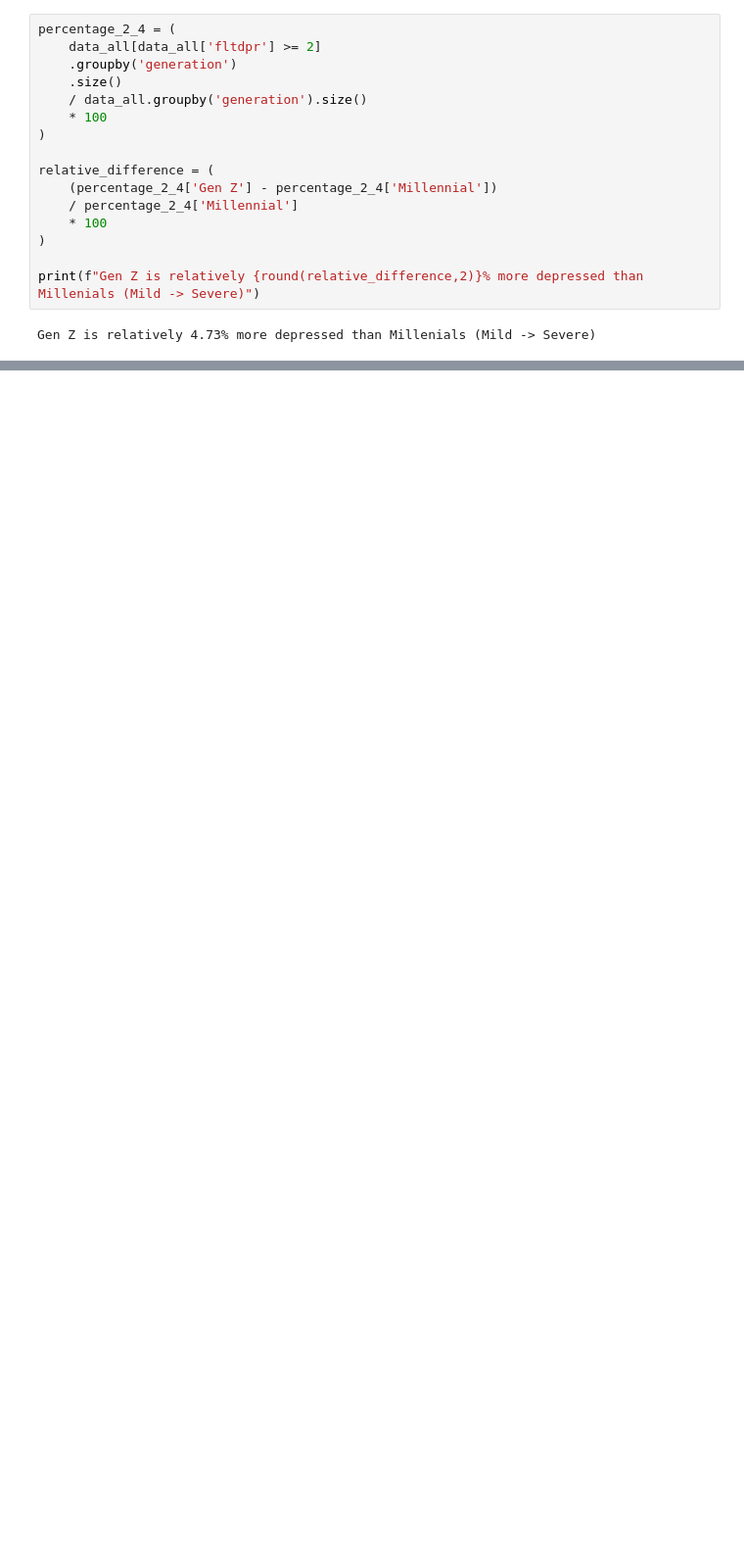
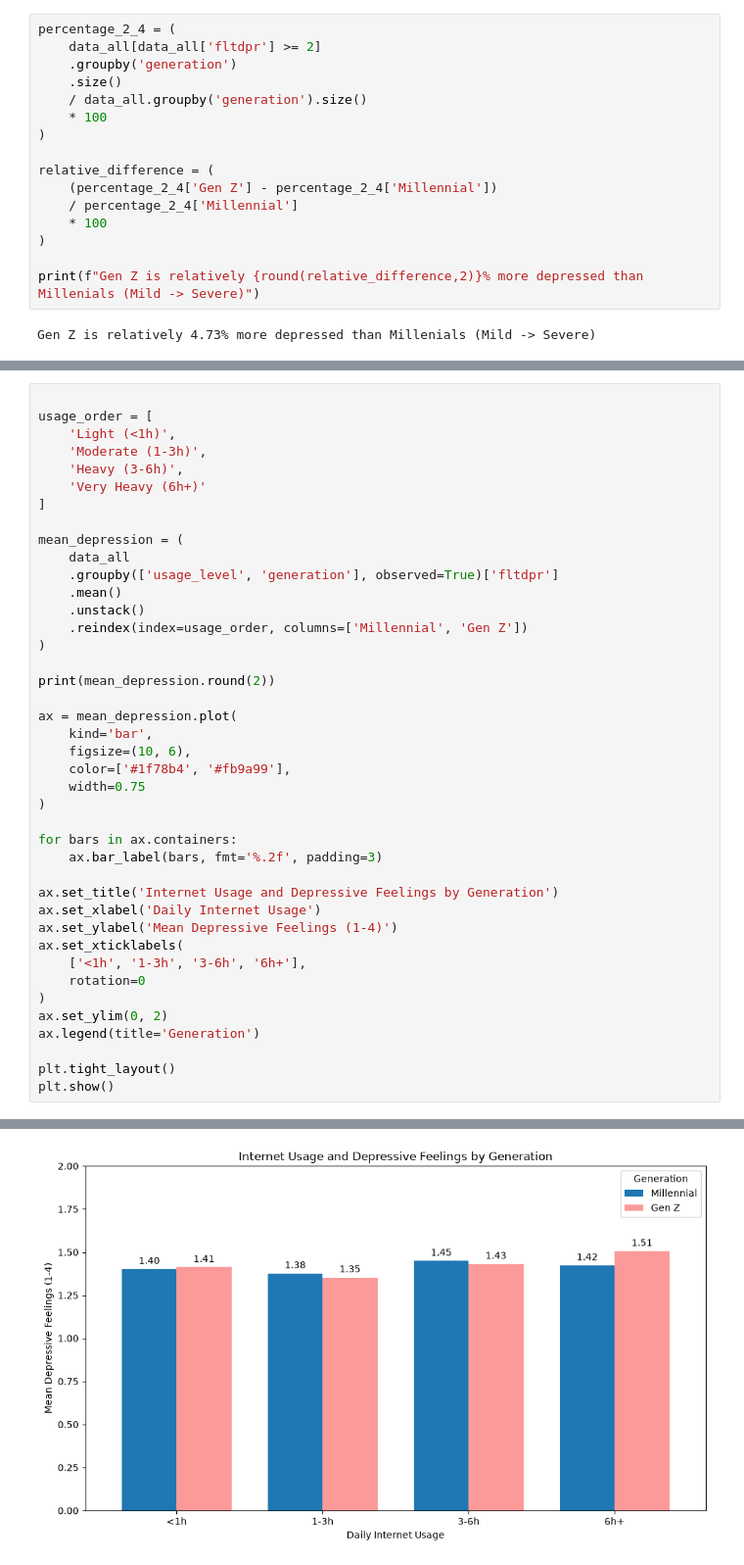
Before and after one commit to nazaninfallahh/DS_GroupProject, a Jupyter notebook: project-data.ipynb, the cells around one changed output, grey strips where cells are left out. Shown at 98% size. Saved outputs shown, nothing was run; the diff lists cells and outputs as text; blank space fills up the shorter version.

Commit message:
Add internet usage visualization

```diff
--- a/project-data.ipynb
+++ b/project-data.ipynb
@@ -350,0 +355,42 @@ Gen Z is relatively 4.73% more depressed than Millenials (Mild -> Severe)
+# %%
+
+usage_order = [
+    'Light (<1h)',
+    'Moderate (1-3h)',
+    'Heavy (3-6h)',
+    'Very Heavy (6h+)'
+]
+
+mean_depression = (
+    data_all
+    .groupby(['usage_level', 'generation'], observed=True)['fltdpr']
+    .mean()
+    .unstack()
+    .reindex(index=usage_order, columns=['Millennial', 'Gen Z'])
+)
+
+print(mean_depression.round(2))
+
+ax = mean_depression.plot(
+    kind='bar',
+    figsize=(10, 6),
+    color=['#1f78b4', '#fb9a99'],
+    width=0.75
+)
+
+for bars in ax.containers:
+    ax.bar_label(bars, fmt='%.2f', padding=3)
+
+ax.set_title('Internet Usage and Depressive Feelings by Generation')
+ax.set_xlabel('Daily Internet Usage')
+ax.set_ylabel('Mean Depressive Feelings (1-4)')
+ax.set_xticklabels(
+    ['<1h', '1-3h', '3-6h', '6h+'],
+    rotation=0
+)
+ax.set_ylim(0, 2)
+ax.legend(title='Generation')
+
+plt.tight_layout()
+plt.show()
+# %% [output]
@@ -350,0 +403 @@ Gen Z is relatively 4.73% more depressed than Millenials (Mild -> Severe)
+[figure, added]
```
Also changed, not shown: parts of 3 cells of this notebook, 1 other file.
